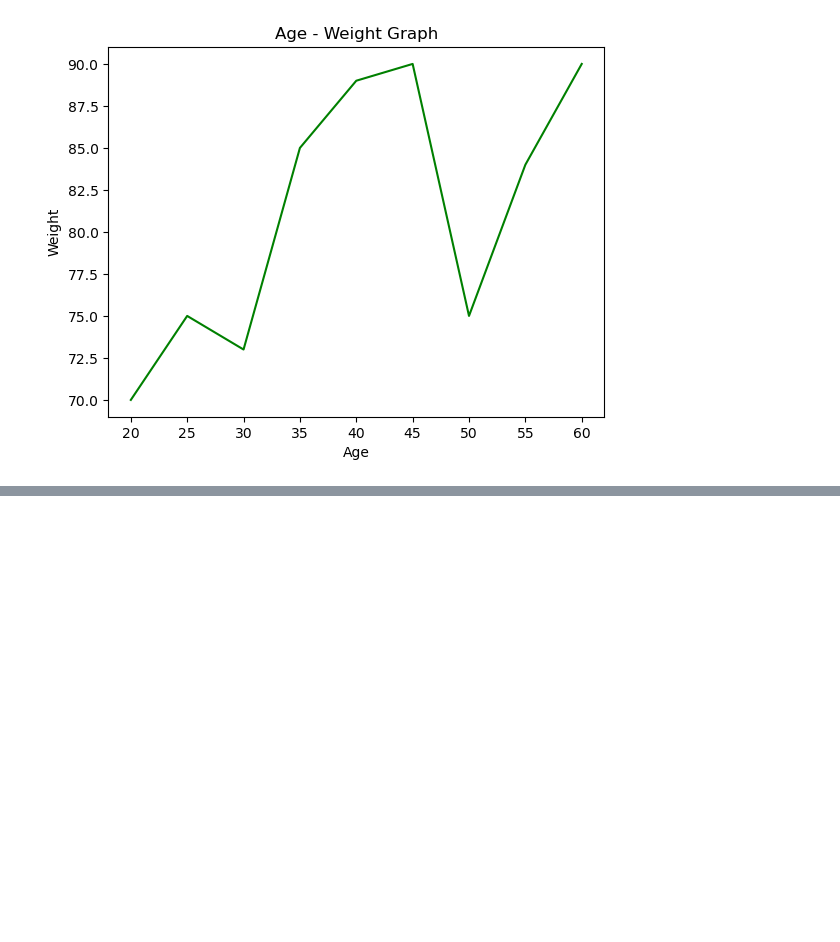
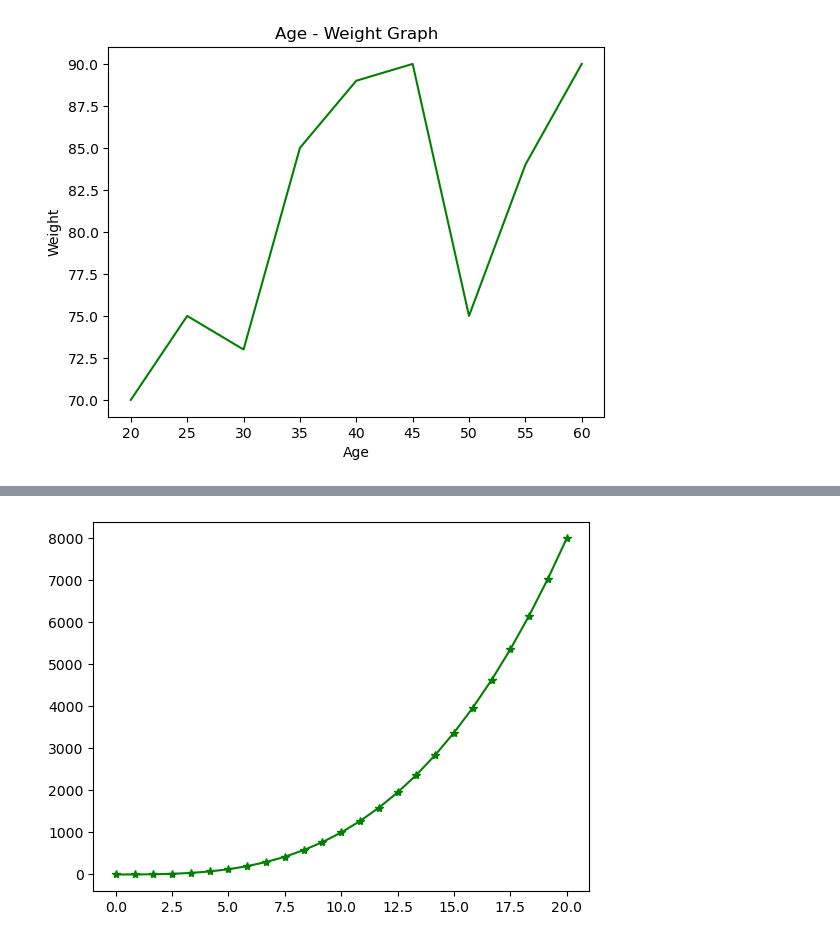
Before and after one commit to berkdnmz/learning-notebooks, a Jupyter notebook: matplotlib/2025-08-15_matplotlib_intro.ipynb, the cells around one changed output, grey strips where cells are left out. Drawn from its saved outputs; the diff is of its cells as text; code cells hidden in the pictures; blank space fills up the shorter version.

Commit message:
Explore basic graph features.

```diff
--- a/matplotlib/2025-08-15_matplotlib_intro.ipynb
+++ b/matplotlib/2025-08-15_matplotlib_intro.ipynb
@@ -33,3 +33,5 @@ plt.title("Age - Weight Graph")
 plt.show()
 # %% [output]
 [figure]
+# %%
+my_numpy1 = np.linspace(0,20,25)
@@ -35,0 +46,2 @@ plt.show()
+# %%
+my_numpy2 = my_numpy1 **3
@@ -35,0 +58,5 @@ plt.show()
+# %%
+plt.plot(my_numpy1, my_numpy2,"g*-")
+plt.show()
+# %% [output]
+[figure, added]
```
Also changed, not shown: parts of 14 cells of this notebook, 1 other file.
